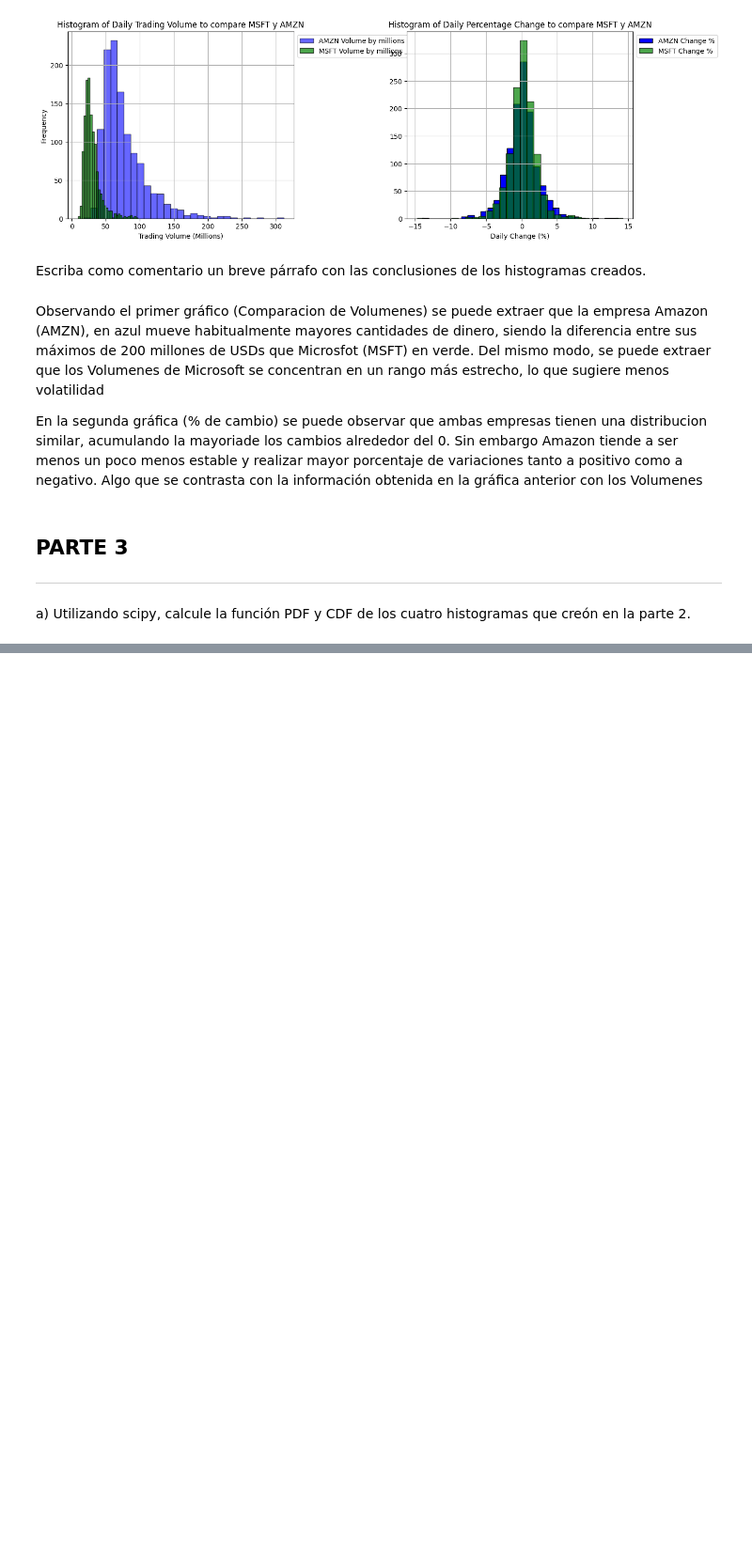
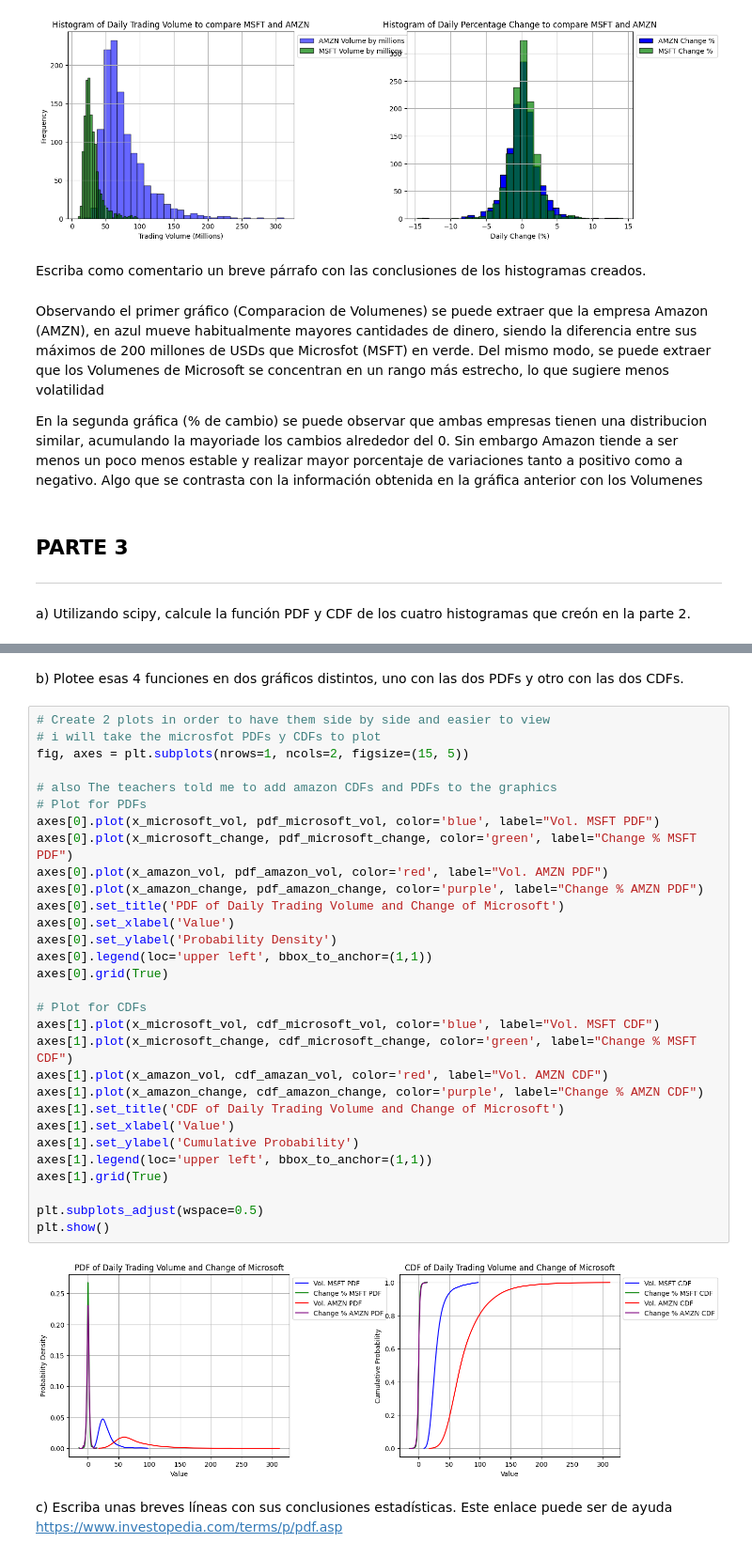
Before and after one commit to Carlosbil/Invest_basic_predictor, a Jupyter notebook: 20231204CBLCarlosBilbaoLara2002python.ipynb, the cells around one changed output, grey strips where cells are left out. Shown at 94% size. Saved outputs shown, nothing was run; the diff lists cells and outputs as text; blank space fills up the shorter version.

```diff
--- a/20231204CBLCarlosBilbaoLara2002python.ipynb
+++ b/20231204CBLCarlosBilbaoLara2002python.ipynb
@@ -415,0 +455,37 @@ FALTAN LOS DE Change % !!!!!!!!!!!!!!!!!!!!! ahi arriba
+# %% [markdown]
+b) Plotee esas 4 funciones en dos gráficos distintos, uno con las dos PDFs y otro con las dos CDFs.
+# %%
+# Create 2 plots in order to have them side by side and easier to view
+# i will take the microsfot PDFs y CDFs to plot
+fig, axes = plt.subplots(nrows=1, ncols=2, figsize=(15, 5))
+
+# also The teachers told me to add amazon CDFs and PDFs to the graphics
+# Plot for PDFs
+axes[0].plot(x_microsoft_vol, pdf_microsoft_vol, color='blue', label="Vol. MSFT PDF")
+axes[0].plot(x_microsoft_change, pdf_microsoft_change, color='green', label="Change % MSFT PDF")
+axes[0].plot(x_amazon_vol, pdf_amazon_vol, color='red', label="Vol. AMZN PDF")
+axes[0].plot(x_amazon_change, pdf_amazon_change, color='purple', label="Change % AMZN PDF")
+axes[0].set_title('PDF of Daily Trading Volume and Change of Microsoft')
+axes[0].set_xlabel('Value')
+axes[0].set_ylabel('Probability Density')
+axes[0].legend(loc='upper left', bbox_to_anchor=(1,1))
+axes[0].grid(True)
+
+# Plot for CDFs
+axes[1].plot(x_microsoft_vol, cdf_microsoft_vol, color='blue', label="Vol. MSFT CDF")
+axes[1].plot(x_microsoft_change, cdf_microsoft_change, color='green', label="Change % MSFT CDF")
+axes[1].plot(x_amazon_vol, cdf_amazan_vol, color='red', label="Vol. AMZN CDF")
+axes[1].plot(x_amazon_change, cdf_amazon_change, color='purple', label="Change % AMZN CDF")
+axes[1].set_title('CDF of Daily Trading Volume and Change of Microsoft')
+axes[1].set_xlabel('Value')
+axes[1].set_ylabel('Cumulative Probability')
+axes[1].legend(loc='upper left', bbox_to_anchor=(1,1))
+axes[1].grid(True)
+
+plt.subplots_adjust(wspace=0.5)
+plt.show()
+# %% [output]
+[figure, added]
+# %% [markdown]
+c) Escriba unas breves líneas con sus conclusiones estadísticas. Este enlace puede ser de ayuda
+https://www.investopedia.com/terms/p/pdf.asp
```
Also changed, not shown: parts of 14 cells of this notebook.
